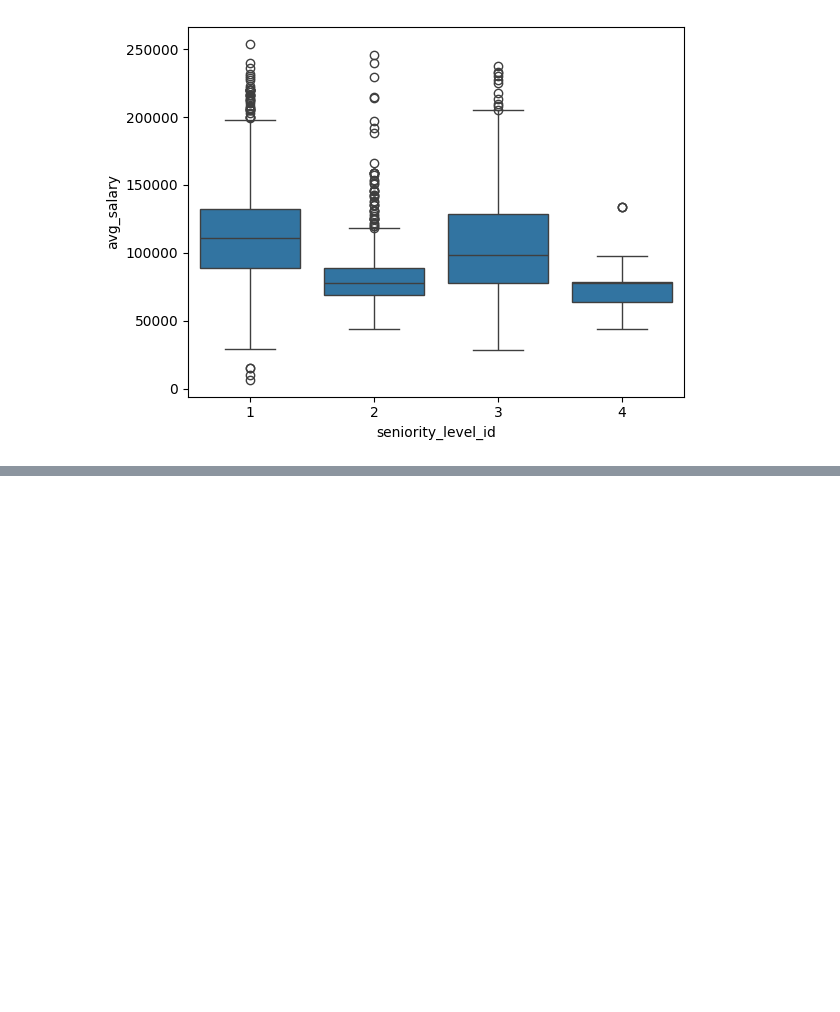
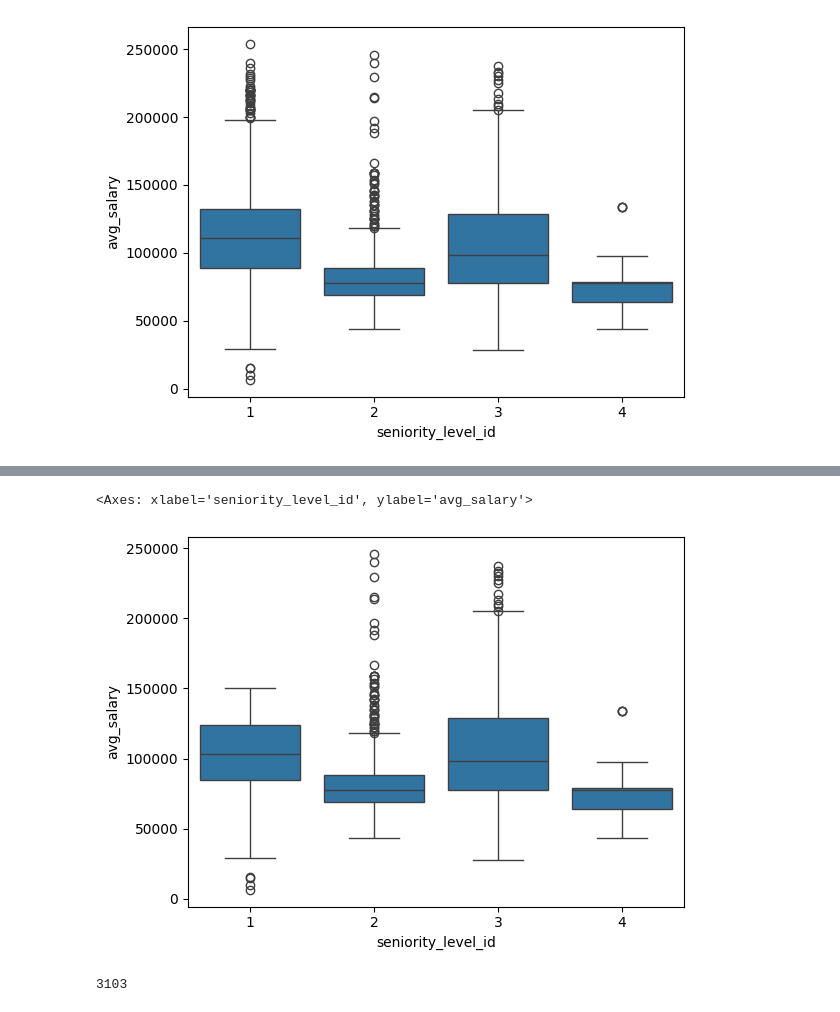
Before and after one commit to No-Country-simulation/c20-67-m-data-bi, a Jupyter notebook: ETL_EDA/USA Clean.ipynb, the cells around one changed output, grey strips where cells are left out. Cells and saved outputs as stored; diff of their text form; code cells hidden in the pictures; blank space fills up the shorter version.

```diff
--- a/ETL_EDA/USA Clean.ipynb
+++ b/ETL_EDA/USA Clean.ipynb
@@ -1568,0 +1593,9 @@ sns.boxplot(x='seniority_level_id', y='avg_salary', data=job_postings)
+# %%
+sns.boxplot(x='seniority_level_id', y='avg_salary', data=df_filtrado)
+# %% [output]
+<Axes: xlabel='seniority_level_id', ylabel='avg_salary'>
+[figure, added]
+# %%
+df_filtrado.shape[0]
+# %% [output]
+3103
```
Also changed, not shown: parts of 10 cells of this notebook.
